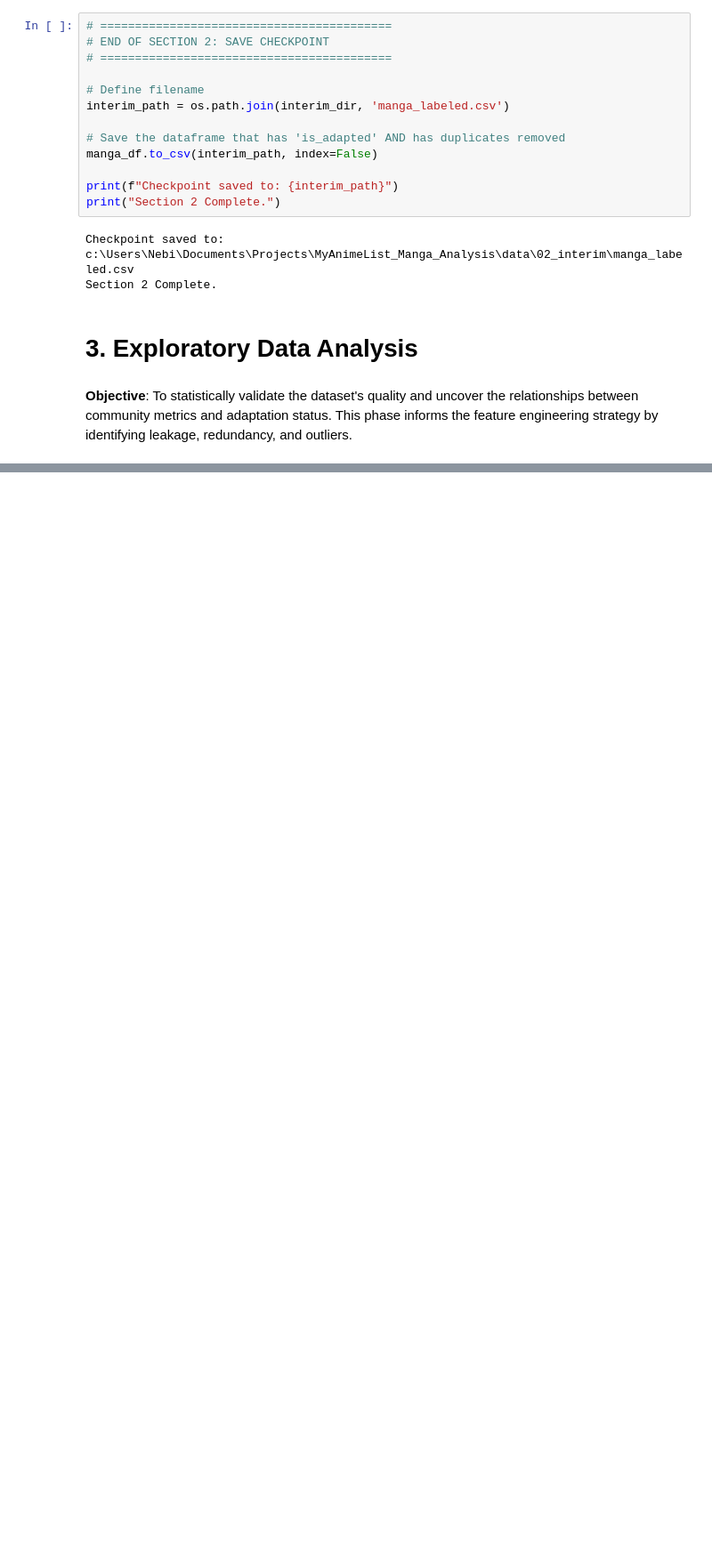
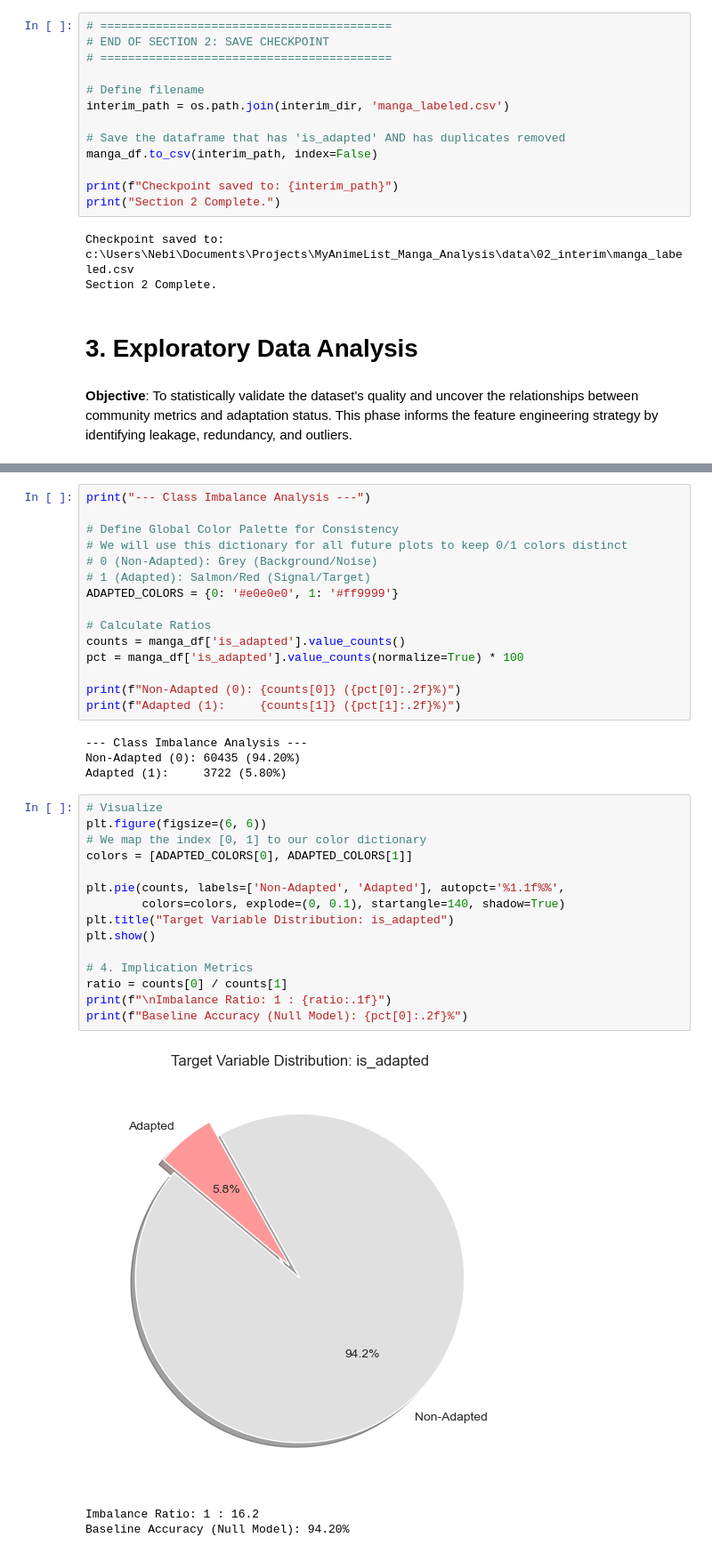
Before and after one commit to kennethyyoung/MyAnimeList_Manga_Analysis, a Jupyter notebook: notebooks/analysis.ipynb, the cells around one changed output, grey strips where cells are left out. Shown at 89% size. Drawn from its saved outputs; the diff is of its cells as text; blank space fills up the shorter version.

```diff
--- a/notebooks/analysis.ipynb
+++ b/notebooks/analysis.ipynb
@@ -677,0 +751,38 @@ plt.show()
+# %%
+print("--- Class Imbalance Analysis ---")
+
+# Define Global Color Palette for Consistency
+# We will use this dictionary for all future plots to keep 0/1 colors distinct
+# 0 (Non-Adapted): Grey (Background/Noise)
+# 1 (Adapted): Salmon/Red (Signal/Target)
+ADAPTED_COLORS = {0: '#e0e0e0', 1: '#ff9999'}
+
+# Calculate Ratios
+counts = manga_df['is_adapted'].value_counts()
+pct = manga_df['is_adapted'].value_counts(normalize=True) * 100
+
+print(f"Non-Adapted (0): {counts[0]} ({pct[0]:.2f}%)")
+print(f"Adapted (1):     {counts[1]} ({pct[1]:.2f}%)")
+# %% [output]
+--- Class Imbalance Analysis ---
+Non-Adapted (0): 60435 (94.20%)
+Adapted (1):     3722 (5.80%)
+# %%
+# Visualize
+plt.figure(figsize=(6, 6))
+# We map the index [0, 1] to our color dictionary
+colors = [ADAPTED_COLORS[0], ADAPTED_COLORS[1]]
+
+plt.pie(counts, labels=['Non-Adapted', 'Adapted'], autopct='%1.1f%%',
+        colors=colors, explode=(0, 0.1), startangle=140, shadow=True)
+plt.title("Target Variable Distribution: is_adapted")
+plt.show()
+
+# 4. Implication Metrics
+ratio = counts[0] / counts[1]
+print(f"\nImbalance Ratio: 1 : {ratio:.1f}")
+print(f"Baseline Accuracy (Null Model): {pct[0]:.2f}%")
+# %% [output]
+[figure, added]
+Imbalance Ratio: 1 : 16.2
+Baseline Accuracy (Null Model): 94.20%
```
Also changed, not shown: parts of 21 cells of this notebook.
